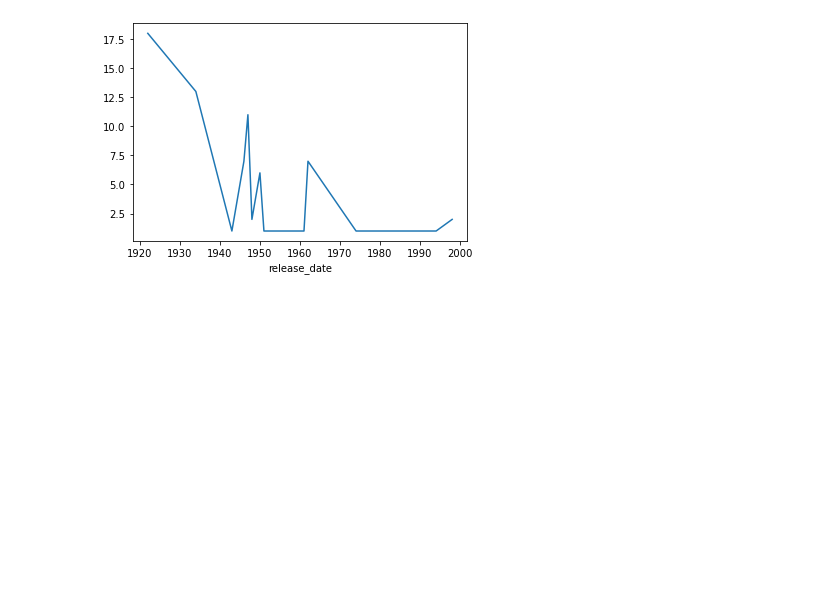
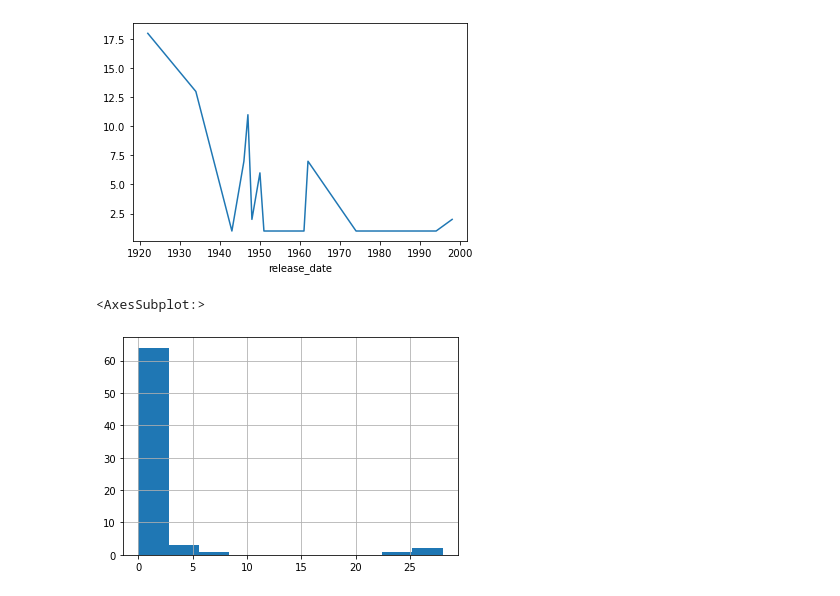
Before and after one commit to halmasieh/Spotify_Analysis, a Jupyter notebook: tracks_eda_etl.ipynb, the cells around one changed output. Drawn from its saved outputs; the diff is of its cells as text; code cells hidden in the pictures; blank space fills up the shorter version.

Commit message:
Adding inspection of null values

```diff
--- a/tracks_eda_etl.ipynb
+++ b/tracks_eda_etl.ipynb
@@ -152,3 +169,8 @@ null_row_df
 # %% [output]
 <AxesSubplot:xlabel='release_date'>
 [figure]
+# %%
+null_row_df.popularity.hist()
+# %% [output]
+<AxesSubplot:>
+[figure, added]
```
Also changed, not shown: parts of 1 cell of this notebook.
